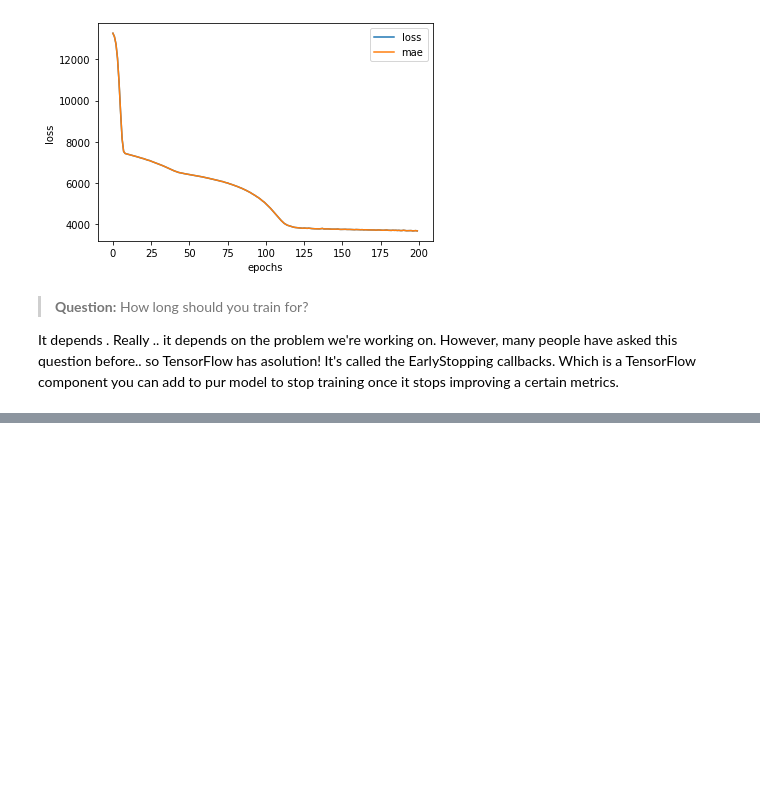
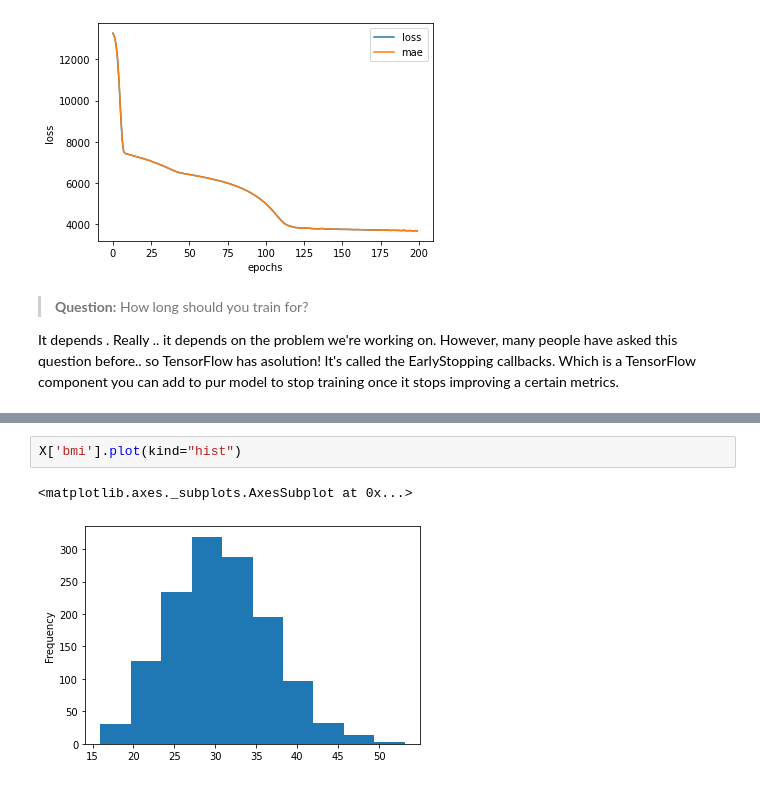
Before and after one commit to vortexash/Tensorflow-Developer, a Jupyter notebook: 01_neural_network_regression_with_tensorflow.ipynb, the cells around one changed output, grey strips where cells are left out. Cells and saved outputs as stored; diff of their text form; blank space fills up the shorter version.

```diff
--- a/01_neural_network_regression_with_tensorflow.ipynb
+++ b/01_neural_network_regression_with_tensorflow.ipynb
@@ -1002,0 +1012,5 @@ Which is a TensorFlow component you can add to pur model to stop training once i
+# %%
+X['bmi'].plot(kind="hist")
+# %% [output]
+<matplotlib.axes._subplots.AxesSubplot at 0x...>
+[figure, added]
```
Also changed, not shown: parts of 21 cells of this notebook.
